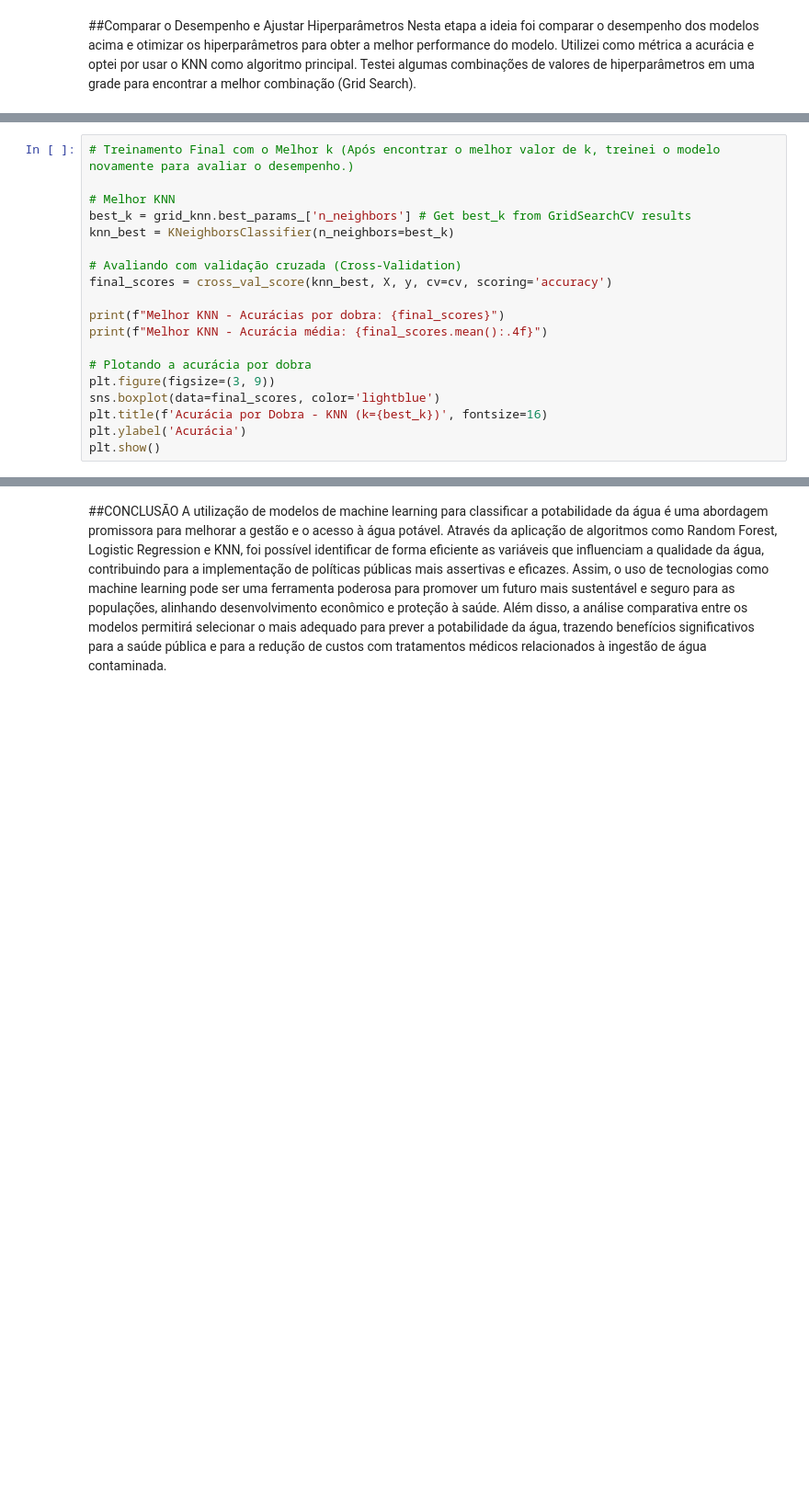
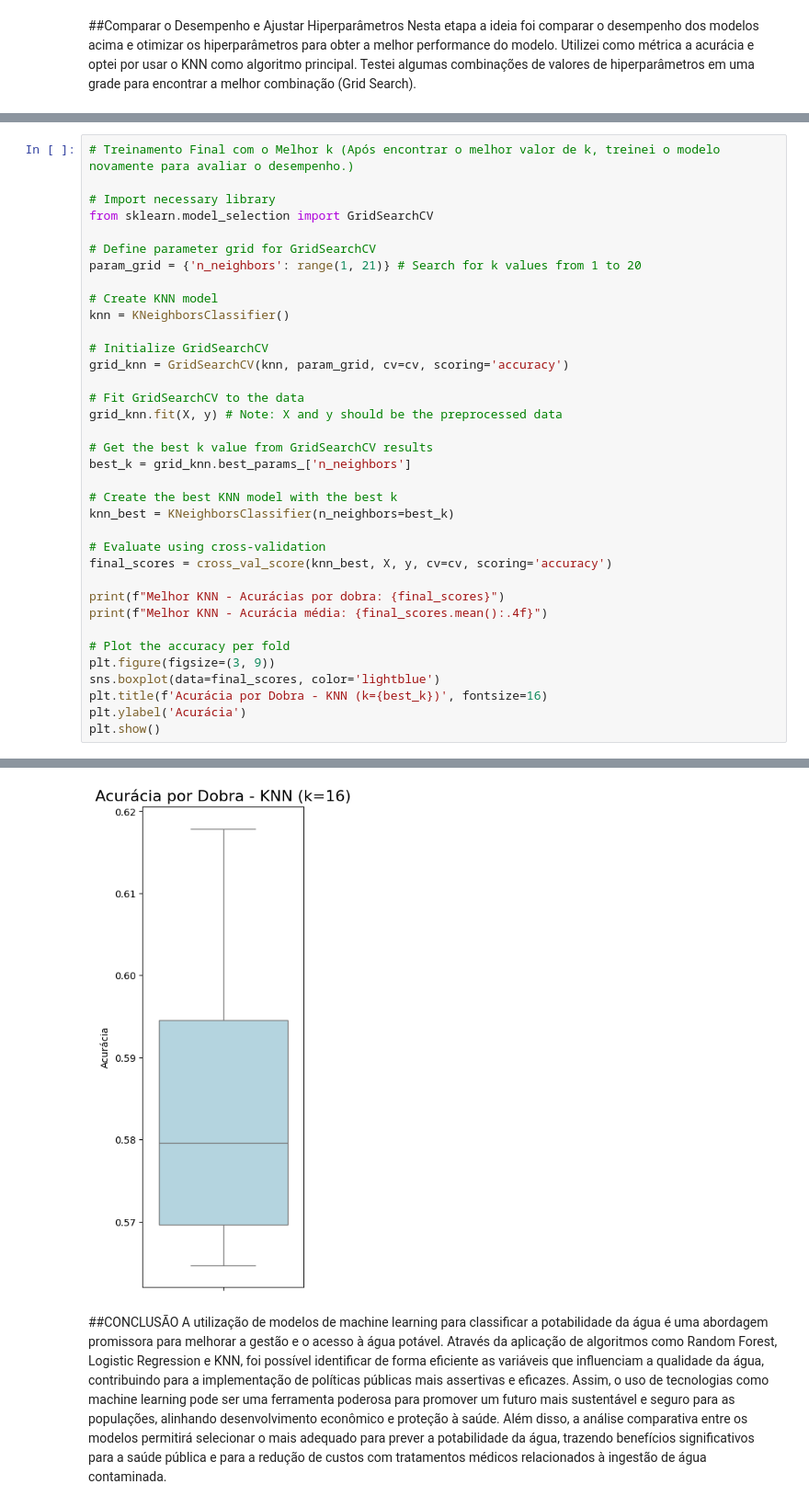
Before and after one commit to sandro003/MVP3, a Jupyter notebook: Machine_Learning_&_Analytics_.ipynb, the cells around one changed output, grey strips where cells are left out. Shown at 92% size. Cells and saved outputs as stored; diff of their text form; blank space fills up the shorter version.

```diff
--- a/Machine_Learning_&_Analytics_.ipynb
+++ b/Machine_Learning_&_Analytics_.ipynb
@@ -358,19 +488,37 @@ print(f"Melhor valor de k: {best_k}")
 # %%
 # Treinamento Final com o Melhor k (Após encontrar o melhor valor de k, treinei o modelo novamente para avaliar o desempenho.)
 
-# Melhor KNN
-best_k = grid_knn.best_params_['n_neighbors'] # Get best_k from GridSearchCV results
+# Import necessary library
+from sklearn.model_selection import GridSearchCV
+
+# Define parameter grid for GridSearchCV
+param_grid = {'n_neighbors': range(1, 21)} # Search for k values from 1 to 20
+
+# Create KNN model
+knn = KNeighborsClassifier()
+
+# Initialize GridSearchCV
+grid_knn = GridSearchCV(knn, param_grid, cv=cv, scoring='accuracy')
+
+# Fit GridSearchCV to the data
+grid_knn.fit(X, y) # Note: X and y should be the preprocessed data
+
+# Get the best k value from GridSearchCV results
+best_k = grid_knn.best_params_['n_neighbors']
+
+# Create the best KNN model with the best k
 knn_best = KNeighborsClassifier(n_neighbors=best_k)
 
-# Avaliando com validação cruzada (Cross-Validation)
+# Evaluate using cross-validation
 final_scores = cross_val_score(knn_best, X, y, cv=cv, scoring='accuracy')
 
 print(f"Melhor KNN - Acurácias por dobra: {final_scores}")
 print(f"Melhor KNN - Acurácia média: {final_scores.mean():.4f}")
 
-# Plotando a acurácia por dobra
+# Plot the accuracy per fold
 plt.figure(figsize=(3, 9))
 sns.boxplot(data=final_scores, color='lightblue')
 plt.title(f'Acurácia por Dobra - KNN (k={best_k})', fontsize=16)
 plt.ylabel('Acurácia')
 plt.show()
+# %% [output]
@@ -377,3 +527,4 @@ plt.show()
+[figure, added]
 # %% [markdown]
 ##CONCLUSÃO
 A utilização de modelos de machine learning para classificar a potabilidade da água é uma abordagem promissora para melhorar a gestão e o acesso à água potável. Através da aplicação de algoritmos como Random Forest, Logistic Regression e KNN, foi possível identificar de forma eficiente as variáveis que influenciam a qualidade da água, contribuindo para a implementação de políticas públicas mais assertivas e eficazes. Assim, o uso de tecnologias como machine learning pode ser uma ferramenta poderosa para promover um futuro mais sustentável e seguro para as populações, alinhando desenvolvimento econômico e proteção à saúde. Além disso, a análise comparativa entre os modelos permitirá selecionar o mais adequado para prever a potabilidade da água, trazendo benefícios significativos para a saúde pública e para a redução de custos com tratamentos médicos relacionados à ingestão de água contaminada.
```
Also changed, not shown: parts of 15 cells of this notebook.
